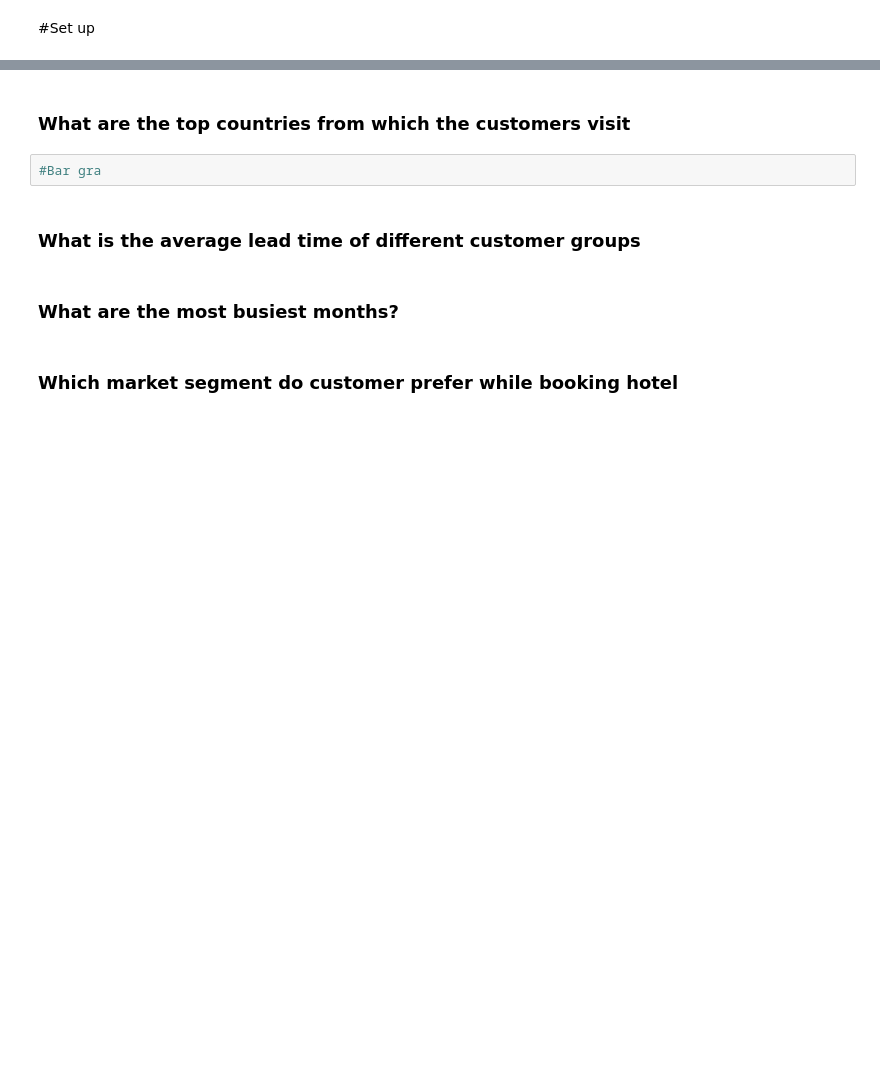
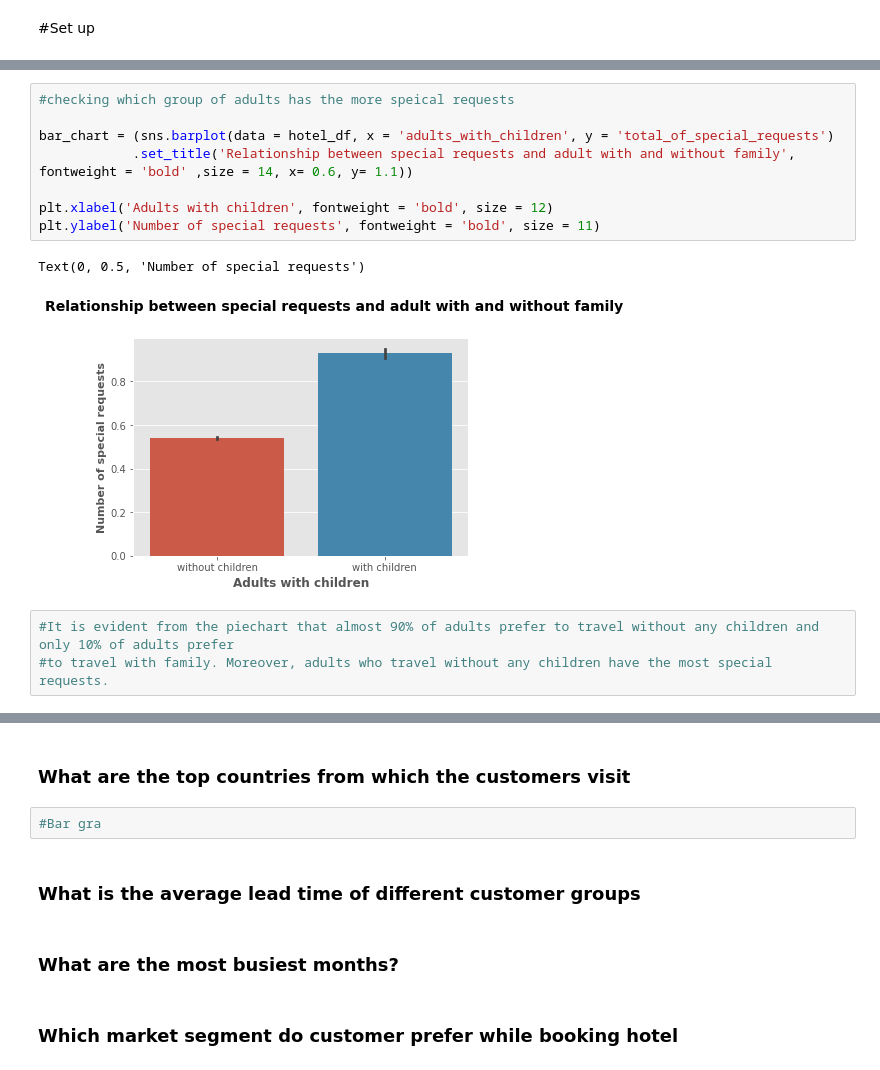
Before and after one commit to Kushan1001/Hotel-booking-data-analysis, a Jupyter notebook: Hotel_Booking_Analysis(Compiled).ipynb, the cells around one changed output, grey strips where cells are left out. Cells and saved outputs as stored; diff of their text form; blank space fills up the shorter version.

```diff
--- a/Hotel_Booking_Analysis(Compiled).ipynb
+++ b/Hotel_Booking_Analysis(Compiled).ipynb
@@ -19,0 +160,14 @@ plt.style.use('ggplot')
+# %%
+#checking which group of adults has the more speical requests
+
+bar_chart = (sns.barplot(data = hotel_df, x = 'adults_with_children', y = 'total_of_special_requests')
+            .set_title('Relationship between special requests and adult with and without family', fontweight = 'bold' ,size = 14, x= 0.6, y= 1.1))
+
+plt.xlabel('Adults with children', fontweight = 'bold', size = 12)
+plt.ylabel('Number of special requests', fontweight = 'bold', size = 11)
+# %% [output]
+Text(0, 0.5, 'Number of special requests')
+[figure, added]
+# %%
+#It is evident from the piechart that almost 90% of adults prefer to travel without any children and only 10% of adults prefer
+#to travel with family. Moreover, adults who travel without any children have the most special requests.
```
Also changed, not shown: parts of 31 cells of this notebook.
